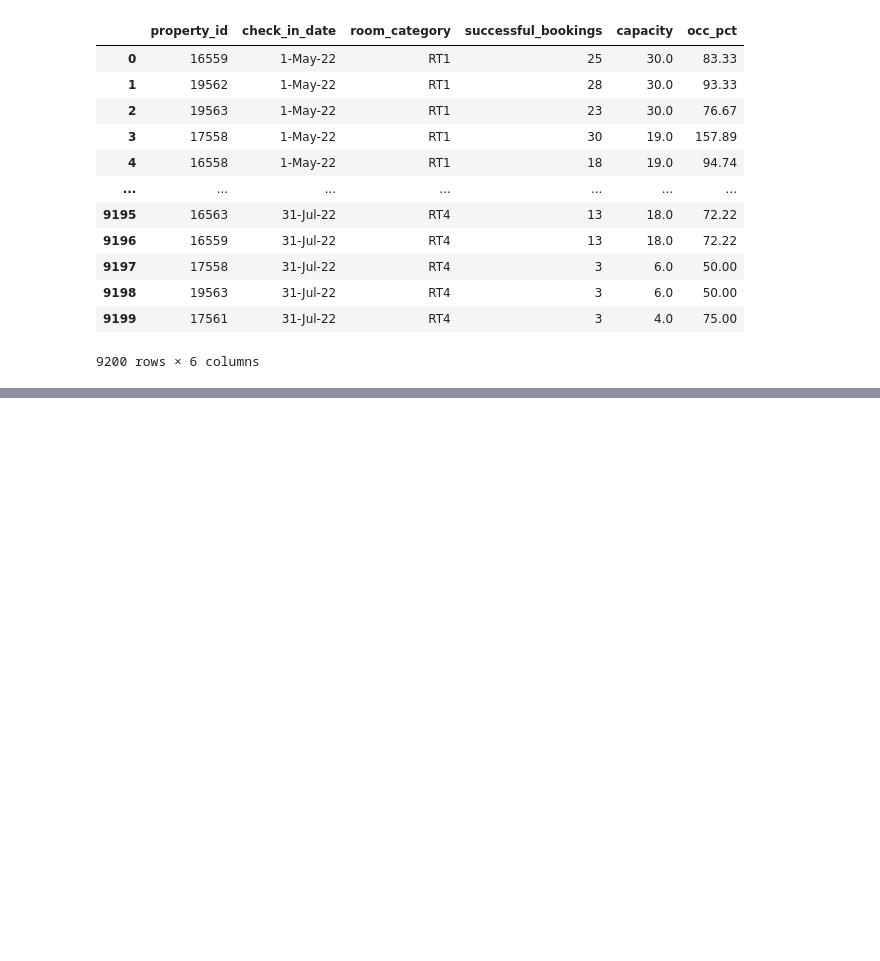
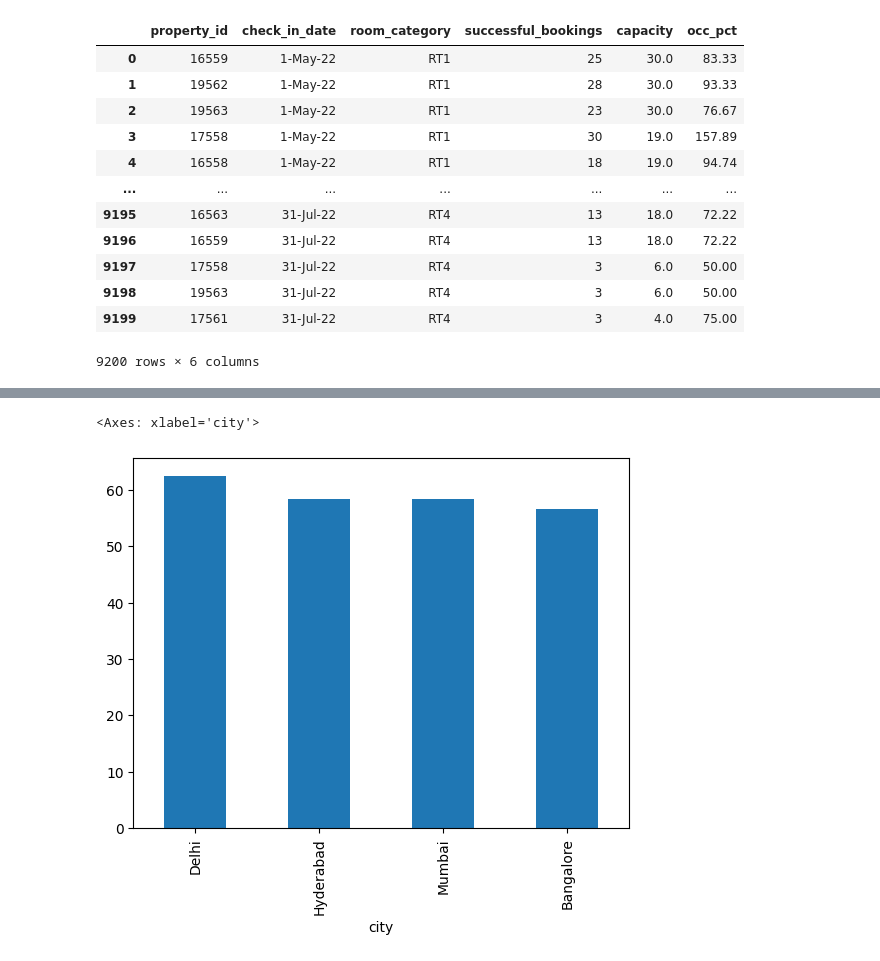
Before and after one commit to Prajwal-061/Data-Analysis-on-Hospitality-Domain, a Jupyter notebook: hotel_analysis.ipynb, the cells around one changed output, grey strips where cells are left out. Drawn from its saved outputs; the diff is of its cells as text; code cells hidden in the pictures; blank space fills up the shorter version.

```diff
--- a/hotel_analysis.ipynb
+++ b/hotel_analysis.ipynb
@@ -428,0 +544,3 @@ df_agg_booking
+# %%
+df=pd.merge(df,df_date,left_on="check_in_date",right_on="date")
+df
@@ -428,0 +574,3 @@ df_agg_booking
+# %%
+df_june=df[df["mmm yy"]=="Jun 22"]
+df_june
@@ -428,0 +591,5 @@ df_agg_booking
+# %%
+df_june.groupby("city")["occ_pct"].mean().sort_values(ascending=False).plot(kind="bar")
+# %% [output]
+<Axes: xlabel='city'>
+[figure, added]
```
Also changed, not shown: parts of 39 cells of this notebook.
